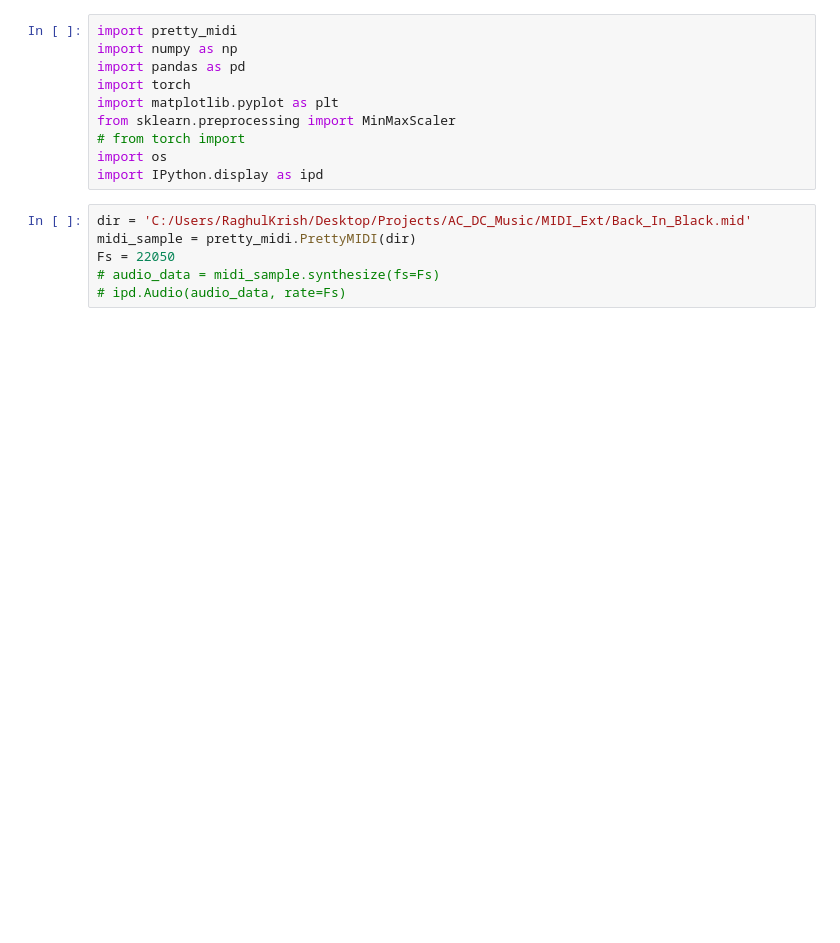
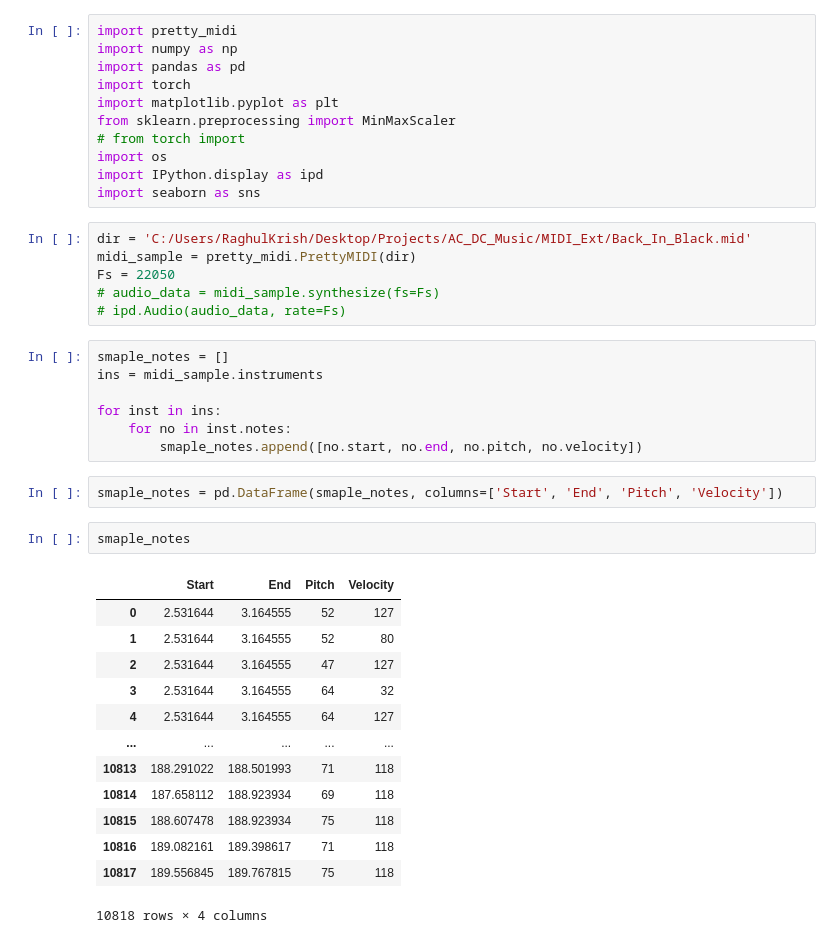
Before and after one commit to RaghulKrish1798/AC_DC_Music, a Jupyter notebook: AC_DC.ipynb, the cells around one changed output. Cells and saved outputs as stored; diff of their text form; blank space fills up the shorter version.

```diff
--- a/AC_DC.ipynb
+++ b/AC_DC.ipynb
@@ -8,9 +8,35 @@ from sklearn.preprocessing import MinMaxScaler
 # from torch import
 import os
 import IPython.display as ipd
+import seaborn as sns
 # %%
 dir = 'C:/Users/RaghulKrish/Desktop/Projects/AC_DC_Music/MIDI_Ext/Back_In_Black.mid'
 midi_sample = pretty_midi.PrettyMIDI(dir)
 Fs = 22050
 # audio_data = midi_sample.synthesize(fs=Fs)
 # ipd.Audio(audio_data, rate=Fs)
+# %%
+smaple_notes = []
+ins = midi_sample.instruments
+
+for inst in ins:
+    for no in inst.notes:
+        smaple_notes.append([no.start, no.end, no.pitch, no.velocity])
+# %%
+smaple_notes = pd.DataFrame(smaple_notes, columns=['Start', 'End', 'Pitch', 'Velocity'])
+# %%
+smaple_notes
+# %% [output]
+|  | Start | End | Pitch | Velocity |
+| 0 | 2.531644 | 3.164555 | 52 | 127 |
+| 1 | 2.531644 | 3.164555 | 52 | 80 |
+| 2 | 2.531644 | 3.164555 | 47 | 127 |
+| 3 | 2.531644 | 3.164555 | 64 | 32 |
+| 4 | 2.531644 | 3.164555 | 64 | 127 |
+| ... | ... | ... | ... | ... |
+| 10813 | 188.291022 | 188.501993 | 71 | 118 |
+| 10814 | 187.658112 | 188.923934 | 69 | 118 |
+| 10815 | 188.607478 | 188.923934 | 75 | 118 |
+| 10816 | 189.082161 | 189.398617 | 71 | 118 |
+| 10817 | 189.556845 | 189.767815 | 75 | 118 |
+10818 rows × 4 columns
```
Also changed, not shown: parts of 11 cells of this notebook.
